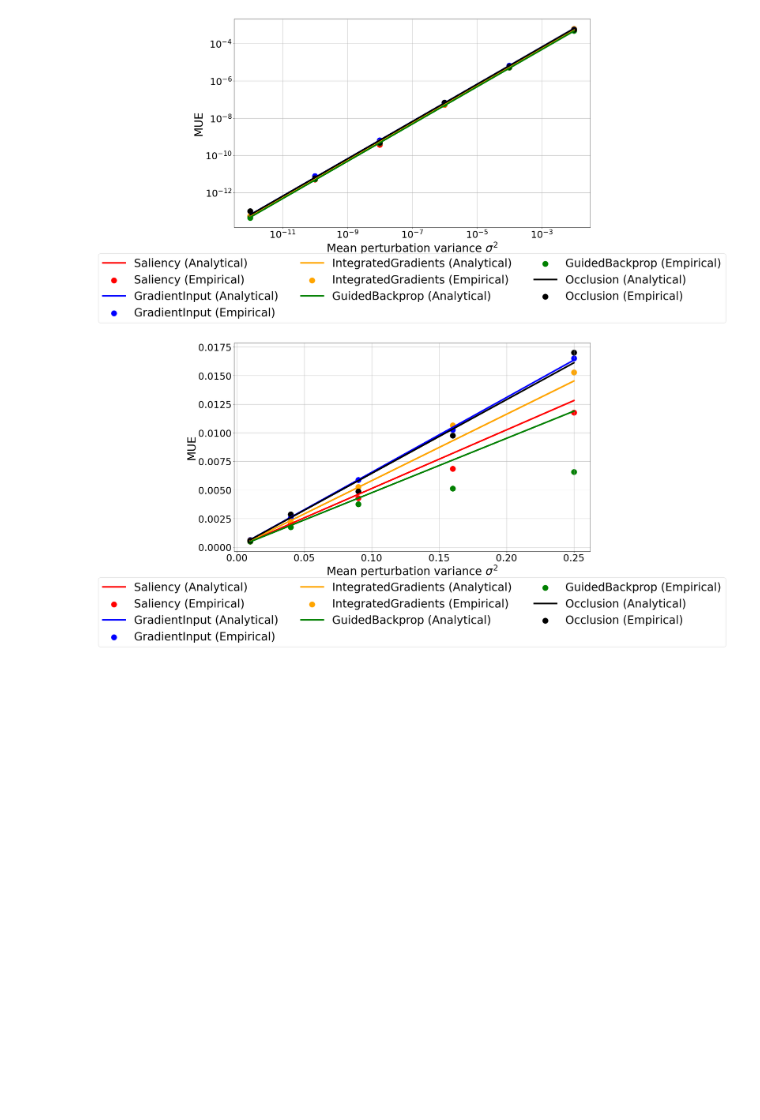
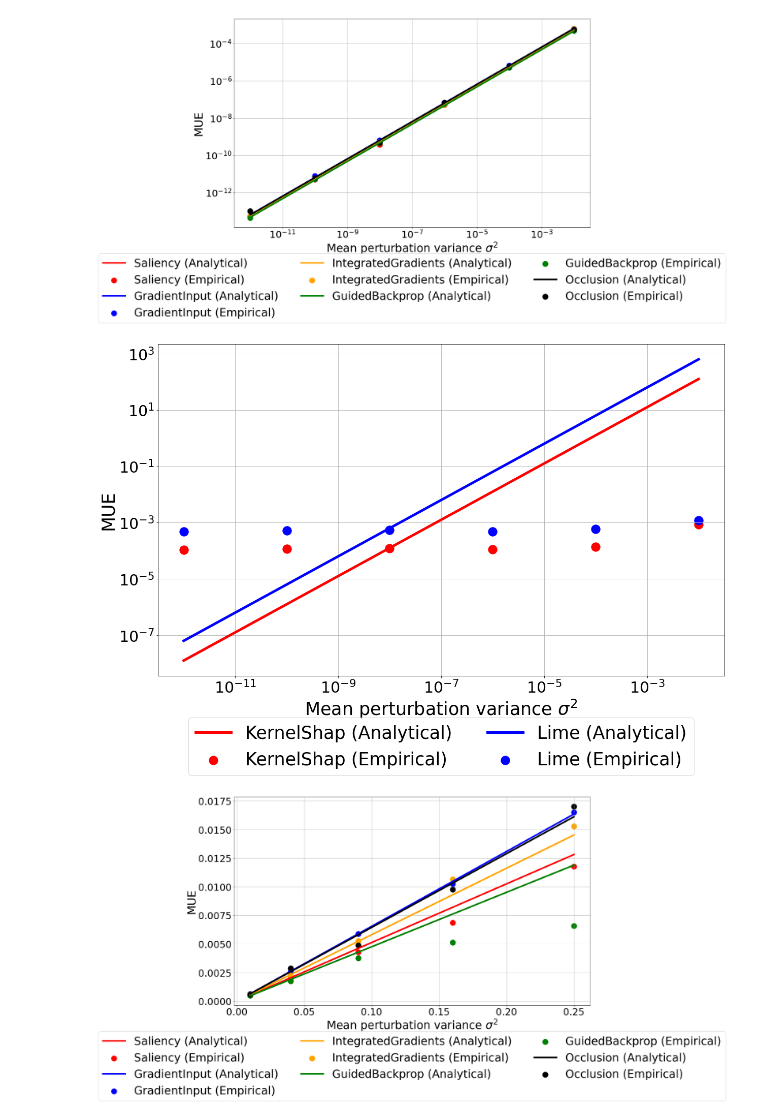
Before and after one commit to TeodorChiaburu/UXAI, a Jupyter notebook: Model_Perturbation_Tabular.ipynb, the cells around one changed output. Saved outputs shown, nothing was run; the diff lists cells and outputs as text; code cells hidden in the pictures; blank space fills up the shorter version.

Commit message:
Figure LIME and SHAP model perturbation tabular

```diff
--- a/Model_Perturbation_Tabular.ipynb
+++ b/Model_Perturbation_Tabular.ipynb
@@ -275,18 +275,18 @@ plt.show()
 **Note**: parts of code below commented out when not needed for the distribution plots. When running experiments for MUE, activate those lines back.
 # %%
 tf.compat.v1.logging.set_verbosity(tf.compat.v1.logging.ERROR) # silence tf-function warnings
-xai_methods  = {'Saliency': Saliency,
+xai_methods  = {#'Saliency': Saliency,
                 #'GradientInput': GradientInput,
                 #'IntegratedGradients': IntegratedGradients,
-                'GuidedBackprop': GuidedBackprop,
-                'Occlusion': lambda model: Occlusion(model, patch_size=1, patch_stride=1),
-                #'KernelShap': KernelShap,
-                #'Lime': Lime,
+                #'GuidedBackprop': GuidedBackprop,
+                #'Occlusion': lambda model: Occlusion(model, patch_size=1, patch_stride=1),
+                'KernelShap': KernelShap,
+                'Lime': Lime,
                 }
 # %%
 #stds = [1e-6, 1e-5, 1e-4, 1e-3, 1e-2, 1e-1, 0.2, 0.3, 0.4, 0.5]
-stds = [1e-5, 1e-2]
-num_perturbations = 1000 #10 # for empirical cov.
+stds = [1e-6, 1e-5, 1e-4, 1e-3, 1e-2, 1e-1]
+num_perturbations = 10 #10 # for empirical cov.
 dx = 1e-3 # differential for ana. cov.
 n = model.layers[-1].weights[0].shape[0] # number of weights in the final Dense layer (without bias)
 m = len(features_name)
@@ -409,8 +409,8 @@ experiments = {'results': results,
                'empirical_exps': empirical_exps,
                'unperturbed_exps': unperturbed_exps}
 
-with open('./experiments/experiments_weights_tabular_1ex_1000pert.pickle', 'wb') as handle:
-    pickle.dump(experiments, handle, protocol=pickle.HIGHEST_PROTOCOL)
+#with open('./experiments/experiments_weights_tabular_1ex_1000pert.pickle', 'wb') as handle:
+#    pickle.dump(experiments, handle, protocol=pickle.HIGHEST_PROTOCOL)
 # %%
 # Load results
 exp_path = './experiments/experiments_weights_tabular_10ex_10pert.pickle' # MUE results
@@ -468,7 +468,8 @@ fig.savefig('./figures/uncertainties_weights_tabular_extended.png', bbox_inches=
 # %%
 # Aggregate results
 agg_results = {name: {'analytical': [], 'empirical': []} for name in xai_methods.keys()}
-stds = np.asarray([1e-6, 1e-5, 1e-4, 1e-3, 1e-2, 1e-1, 0.2, 0.3, 0.4, 0.5])
+#stds = np.asarray([1e-6, 1e-5, 1e-4, 1e-3, 1e-2, 1e-1, 0.2, 0.3, 0.4, 0.5])
+stds = np.asarray([1e-6, 1e-5, 1e-4, 1e-3, 1e-2, 1e-1])
 sample_indexes = np.arange(10)
 for name in xai_methods.keys():
     for approach in ['analytical', 'empirical']:
@@ -501,6 +502,27 @@ plt.show()
 fig.savefig('./figures/uncertainties_weights_tabular_agg.png', bbox_inches='tight')
 # %% [output]
 [figure]
+# %%
+# Plot aggregations
+colors=['red', 'blue', 'orange', 'green', 'black', 'brown', 'olive']
+stds = np.asarray([1e-6, 1e-5, 1e-4, 1e-3, 1e-2, 1e-1])
+fsize=35
+fig = plt.figure(figsize=(20, 12))
+for (name, data), col in zip(agg_results.items(), colors):
+    plt.plot(stds*stds, np.asarray(data['analytical'])[:len(stds)]/m, label=f"{name} (Analytical)", c=col, lw=5)
+    plt.scatter(stds*stds, np.asarray(data['empirical'])[:len(stds)]/m,  marker='o',
+                label=f"{name} (Empirical)", c=col, s=300)
+plt.xlabel('Mean perturbation variance $\sigma^2$', fontsize=fsize)
+plt.ylabel('MUE', fontsize=fsize)
+plt.xscale('log');plt.yscale('log')
+plt.xticks(fontsize=fsize-5);plt.yticks(fontsize=fsize-5)
+plt.legend(fontsize=fsize, loc='upper center', bbox_to_anchor=(0.5, -0.1),
+           ncol=2)
+plt.grid(True)
+plt.show()
+fig.savefig('./figures/uncertainties_weights_tabular_agg_lime_shap.png', bbox_inches='tight')
+# %% [output]
+[figure, added]
 # %%
 # Plot aggregations
 colors=['red', 'blue', 'orange', 'green', 'black', 'brown', 'olive']
```
Also changed, not shown: parts of 1 cell of this notebook, 1 other file.
